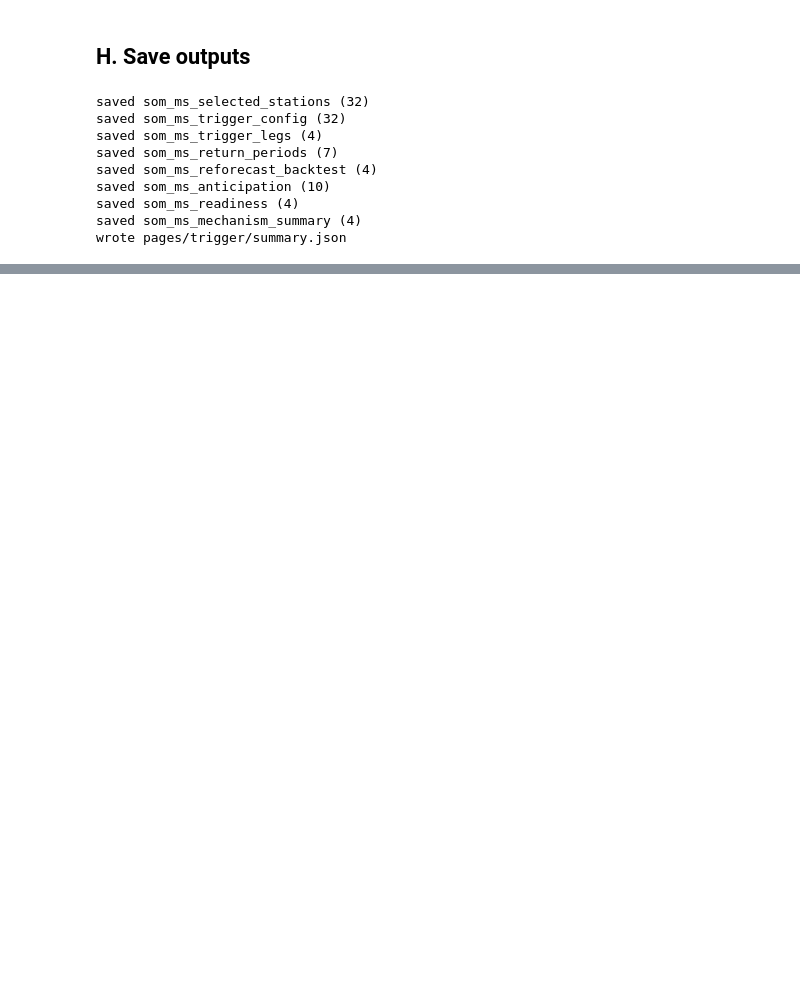
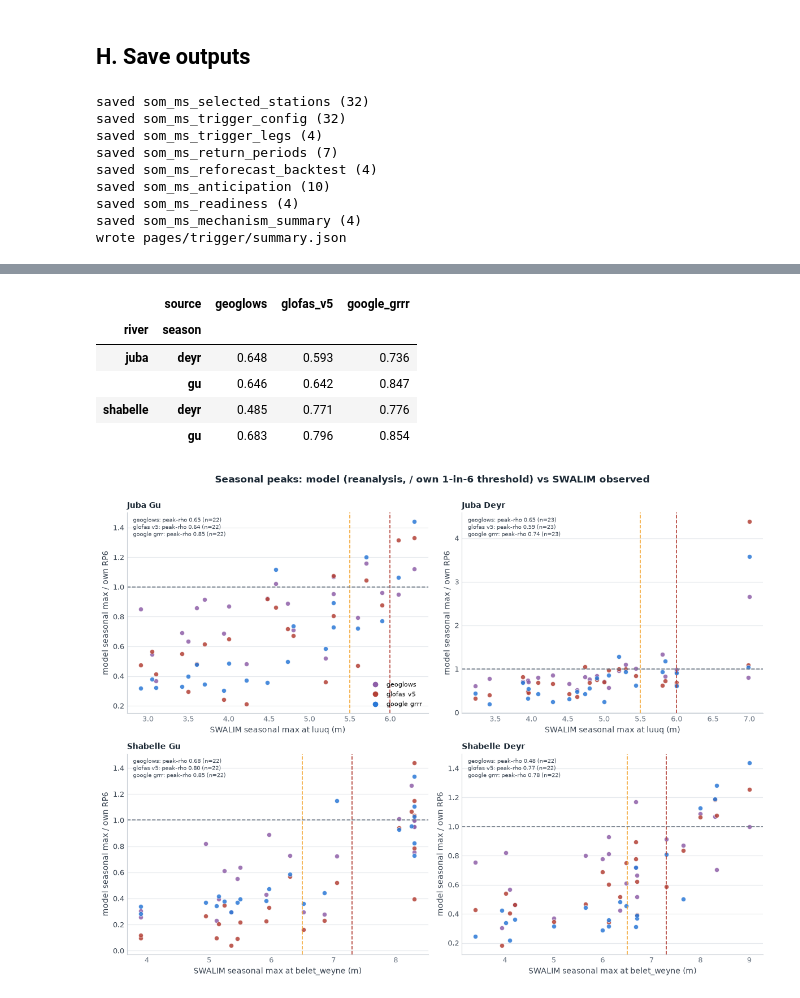
Before and after one commit to OCHA-DAP/ds-aa-som-floods, a Jupyter notebook: analysis/11_multisource_trigger.ipynb, the cells around one changed output, grey strips where cells are left out. Drawn from its saved outputs; the diff is of its cells as text; code cells hidden in the pictures; blank space fills up the shorter version.

```diff
--- a/analysis/11_multisource_trigger.ipynb
+++ b/analysis/11_multisource_trigger.ipynb
@@ -774,0 +792,73 @@ initial-condition-driven).
+# %%
+def swalim_peaks(river, season):
+    g = REF_GAUGE[river]
+    s = lv[lv.station == g].set_index("date")["level_m"]
+    s = s[s.index.month.isin(SEASONS[season])]
+    s = s[(s.index.year >= YEARS[0]) & (s.index.year <= YEARS[1])]
+    return s.groupby(s.index.year).max().dropna()
+
+def spearman(x, y):
+    return float(pd.Series(x).rank().corr(pd.Series(y).rank()))
+
+def peak_panel(ax, river, season, model_peaks, title_extra=""):
+    obs = swalim_peaks(river, season)
+    mod_l = sw_th.loc[REF_GAUGE[river], "moderate_flood_risk"]
+    high_l = sw_th.loc[REF_GAUGE[river], "high_flood_risk"]
+    ax.axvline(mod_l, color="#F4A93B", lw=1.2, ls="--")
+    ax.axvline(high_l, color="#B34036", lw=1.2, ls="--")
+    ax.axhline(1.0, color=FAINT, lw=1.2, ls="--")
+    labels = []
+    for src, pk in model_peaks.items():
+        common = obs.index.intersection(pk.index)
+        if len(common) < 5:
+            continue
+        rho = spearman(obs.loc[common], pk.loc[common])
+        ax.scatter(obs.loc[common], pk.loc[common], s=34,
+                   color=SOURCE_COLORS[src], alpha=0.85,
+                   edgecolors="white", linewidths=0.5)
+        labels.append(f"{src.replace('_', ' ')}: peak-rho {rho:.2f} (n={len(common)})")
+    ax.set_title(f"{river.capitalize()} {season.capitalize()}{title_extra}", fontsize=10)
+    ax.set_xlabel(f"SWALIM seasonal max at {REF_GAUGE[river]} (m)")
+    ax.set_ylabel("model seasonal max / own RP6")
+    ax.text(0.02, 0.98, "\n".join(labels), transform=ax.transAxes, fontsize=7.5,
+            va="top", color=BODY)
+    style_ax(ax, grid="y")
+
+# --- reanalysis peaks, normalised by own-reanalysis RP6 at the ref station
+combos = [("juba", "gu"), ("juba", "deyr"), ("shabelle", "gu"), ("shabelle", "deyr")]
+SOURCES3 = ["geoglows", "glofas_v5", "google_grrr"]
+peak_rows = []
+fig, axes = plt.subplots(2, 2, figsize=(12, 9))
+for ax, (river, season) in zip(axes.ravel(), combos):
+    months = SEASONS[season]
+    mp = {}
+    for src in SOURCES3:
+        s = dd[(dd.file_source == src) & (dd.station == REF_GAUGE[river])].set_index("date")["discharge"]
+        s = s[s.index.month.isin(months)]
+        s = s[(s.index.year >= YEARS[0]) & (s.index.year <= YEARS[1])]
+        am = s.groupby(s.index.year).max().dropna()
+        t = weibull_threshold(am.values, 6)
+        mp[src] = am / t
+        obs = swalim_peaks(river, season)
+        common = obs.index.intersection(am.index)
+        peak_rows.append({"river": river, "season": season, "source": src, "record": "reanalysis",
+                          "n_years": len(common),
+                          "peak_rho": round(spearman(obs.loc[common], am.loc[common]), 3)})
+    peak_panel(ax, river, season, mp)
+fig.suptitle("Seasonal peaks: model (reanalysis, / own 1-in-6 threshold) vs SWALIM observed",
+             fontweight="bold", color=INK, fontsize=12, y=1.0)
+handles = [plt.Line2D([], [], color=SOURCE_COLORS[s], marker="o", ls="",
+                      label=s.replace("_", " ")) for s in SOURCES3]
+axes.ravel()[0].legend(handles=handles, fontsize=8, loc="lower right")
+plt.tight_layout()
+save_fig(fig, "i_peaks_reanalysis")
+pd.DataFrame(peak_rows).pivot_table(index=["river", "season"], columns="source",
+                                    values="peak_rho")
+# %% [output]
+|  | source | geoglows | glofas_v5 | google_grrr |
+| river | season |  |  |  |
+| juba | deyr | 0.648 | 0.593 | 0.736 |
+|  | gu | 0.646 | 0.642 | 0.847 |
+| shabelle | deyr | 0.485 | 0.771 | 0.776 |
+|  | gu | 0.683 | 0.796 | 0.854 |
+[figure, added]
```
Also changed, not shown: parts of 7 cells of this notebook, 4 other files.
